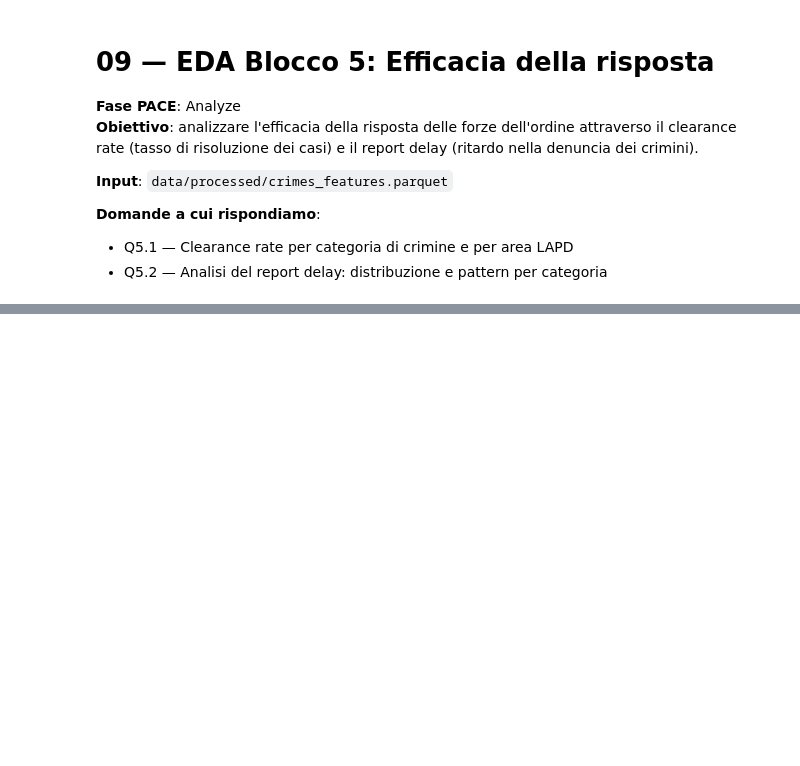
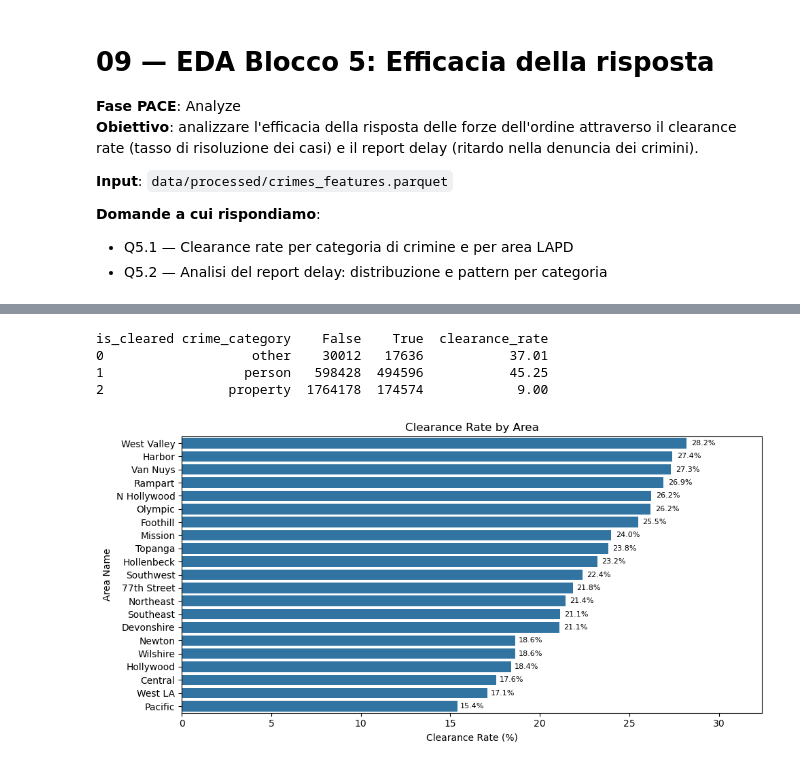
Before and after one commit to AnalystEca/lapd-crime-data, a Jupyter notebook: notebooks/02_analyze/09_eda_block5.ipynb, the cells around one changed output, grey strips where cells are left out. Drawn from its saved outputs; the diff is of its cells as text; code cells hidden in the pictures; blank space fills up the shorter version.

Commit message:
Complete EDA Block 5: clearance rate and report delay, update analyze summary, phase core complete

```diff
--- a/notebooks/02_analyze/09_eda_block5.ipynb
+++ b/notebooks/02_analyze/09_eda_block5.ipynb
@@ -31,0 +35,4 @@ delay (ritardo nella denuncia dei crimini).
+# %%
+q51_df = df[['AREA NAME', 'Status Desc', 'crime_category']].copy()
+
+print(q51_df.head(10))
@@ -31,0 +95,6 @@ delay (ritardo nella denuncia dei crimini).
+# %%
+area_pivot = q51_df_area.pivot(index='AREA NAME', columns='is_cleared', values='count').fillna(0)
+area_pivot['clearance_rate'] = area_pivot[True] / (area_pivot[True] + area_pivot[False]) * 100
+area_pivot = area_pivot.round(2).reset_index()
+area_pivot = area_pivot.sort_values('clearance_rate', ascending = False)
+print(area_pivot)
@@ -31,0 +119,40 @@ delay (ritardo nella denuncia dei crimini).
+# %%
+category_pivot = q51_df_category.pivot(index='crime_category', columns='is_cleared', values='count').fillna(0)
+category_pivot['clearance_rate'] = category_pivot[True] / (category_pivot[True] + category_pivot[False]) * 100
+category_pivot = category_pivot.round(2).reset_index()
+
+print(category_pivot)
+# %% [output]
+is_cleared crime_category    False    True  clearance_rate
+0                   other    30012   17636           37.01
+1                  person   598428  494596           45.25
+2                property  1764178  174574            9.00
+# %%
+fig, ax = plt.subplots(figsize=(10, 5))
+
+bars = sns.barplot(
+    data=area_pivot,
+    x='clearance_rate',
+    y='AREA NAME',
+    ax=ax
+)
+
+for bar, value in zip(ax.patches, area_pivot['clearance_rate']):
+    ax.text(
+        bar.get_width() + bar.get_width() * 0.01,
+        bar.get_y() + bar.get_height() / 2,
+        f'{value:.1f}%',
+        va='center', ha='left',
+        fontsize=8
+    )
+
+ax.margins(x=0.15)
+ax.set_title('Clearance Rate by Area')
+ax.set_xlabel('Clearance Rate (%)')
+ax.set_ylabel('Area Name')
+
+plt.tight_layout()
+plt.savefig('../../outputs/09_eda_block5/29_barh_clearance_rate_by_area.png', dpi=150, bbox_inches='tight')
+plt.show()
+# %% [output]
+[figure, added]
```
Also changed, not shown: parts of 14 cells of this notebook, 4 other files.
